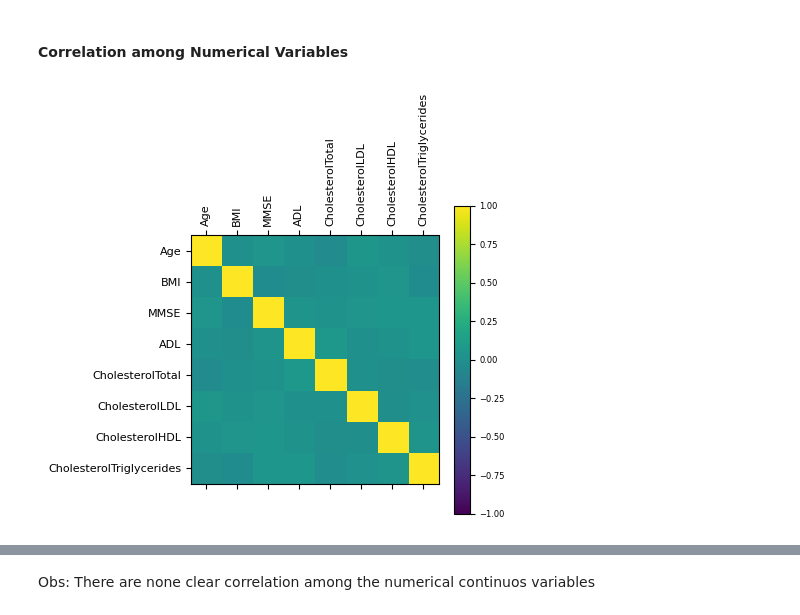
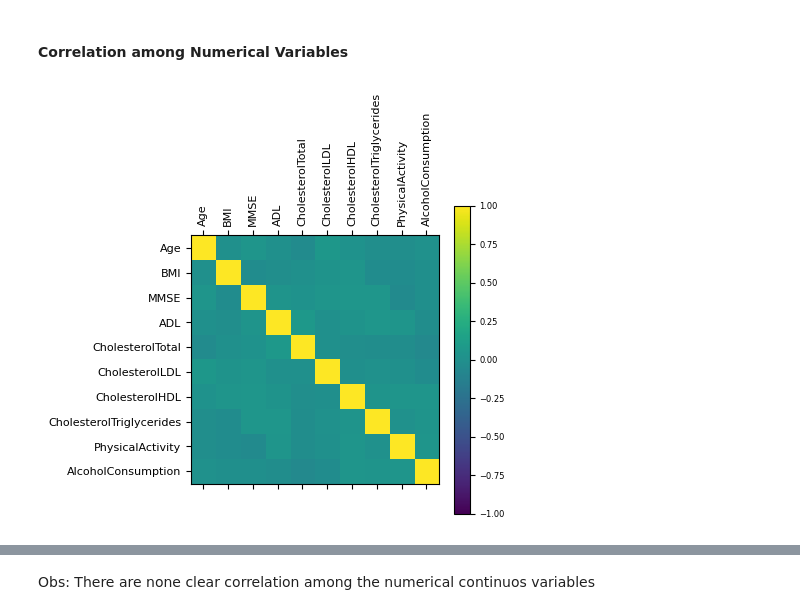
Before and after one commit to ggryschek/NK_SS_DashBoard, a Jupyter notebook: analysis/NK_SS_Diagnostic_Analysis.ipynb, the cells around one changed output, grey strips where cells are left out. Drawn from its saved outputs; the diff is of its cells as text; code cells hidden in the pictures.

```diff
--- a/analysis/NK_SS_Diagnostic_Analysis.ipynb
+++ b/analysis/NK_SS_Diagnostic_Analysis.ipynb
@@ -281,32 +281,32 @@ skim(df_dataviz)
 # %%
 # Select specific variables for correlation analysis
 
 #Random seed for reproducibility
 RANDOM_SEED = 42
 
-# All dataviz will aim AD patients' data description
 dataviz_AD_true = df_dataviz[(df_dataviz["Diagnosis"] == 1)]
 
-corr_variables = dataviz_AD_true[['Age', 'BMI', 'MMSE', 'ADL', 'CholesterolTotal','CholesterolLDL', 'CholesterolHDL','CholesterolTriglycerides']]
+corr_variables = dataviz_AD_true[['Age', 'BMI', 'MMSE', 'ADL', 'CholesterolTotal','CholesterolLDL', 'CholesterolHDL','CholesterolTriglycerides',
+                                  'PhysicalActivity','AlcoholConsumption']]
 correlations = corr_variables.corr(method="pearson", numeric_only=True)
 
 # Plot the correlations visually
 fig, ax = plt.subplots(figsize=(4,4))
 
 # Defininig subplots is more flexible and allows deeper customization in matplotlib
 cax = ax.matshow(correlations, vmin=-1, vmax=1,cmap='viridis')
 
 colorbar = fig.colorbar(cax)
 axes_labels = corr_variables.columns
 plt.xticks(list(range(axes_labels.size)), axes_labels, rotation=90, fontsize=8)
 plt.yticks(list(range(axes_labels.size)), axes_labels, fontsize=8)
 colorbar.ax.tick_params(labelsize=6)
 
 plt.show()
 
 correlations
 # %% [output]
-[figure, old version]
+[figure, new version]
 |  | Age | BMI | MMSE | ADL | CholesterolTotal | CholesterolLDL | CholesterolHDL | ... |
 | Age | 1.000000 | 0.006975 | 0.044540 | 0.002987 | -0.033833 | 0.056308 | 0.020333 | ... |
 | BMI | 0.006975 | 1.000000 | -0.030335 | -0.013211 | 0.003593 | 0.027004 | 0.039230 | ... |
```
Also changed, not shown: parts of 13 cells of this notebook, 6 other files.
